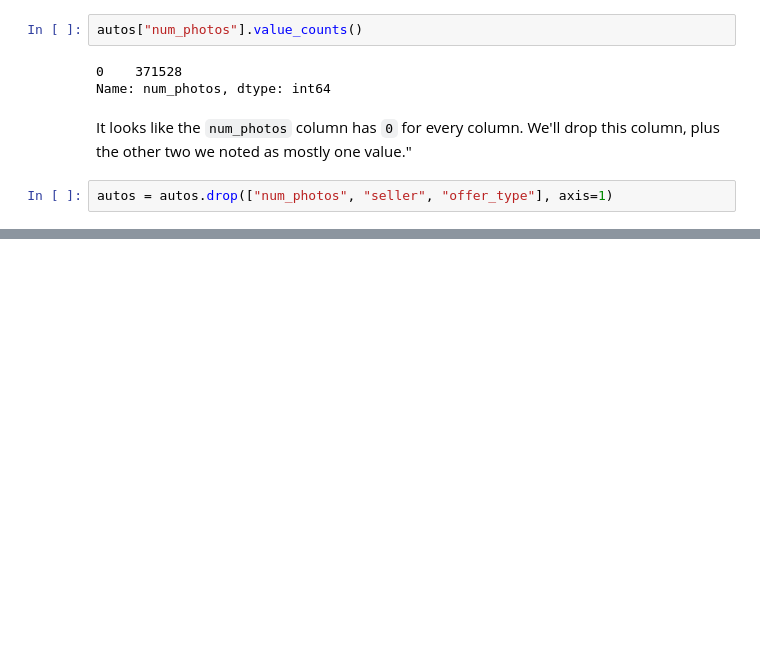
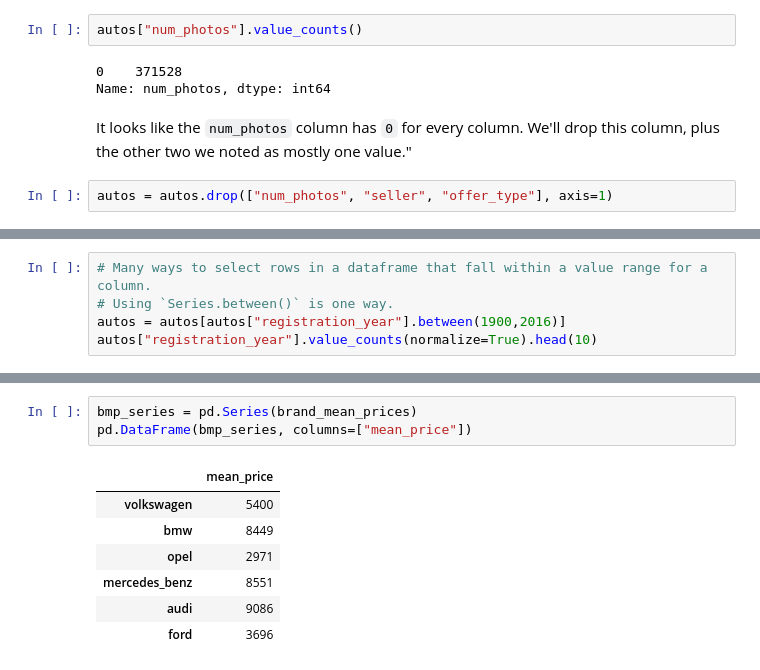
Before and after one commit to michaelkhanda/my-third-data-science-project, a Jupyter notebook: my_third_data_science_project.ipynb, the cells around one changed output, grey strips where cells are left out. Saved outputs shown, nothing was run; the diff lists cells and outputs as text; blank space fills up the shorter version.

```diff
--- a/my_third_data_science_project.ipynb
+++ b/my_third_data_science_project.ipynb
@@ -149,0 +415,5 @@ AttributeError: Can only use .str accessor with string values!
+# %%
+# Many ways to select rows in a dataframe that fall within a value range for a column.
+# Using `Series.between()` is one way.
+autos = autos[autos["registration_year"].between(1900,2016)]
+autos["registration_year"].value_counts(normalize=True).head(10)
@@ -149,0 +490,11 @@ AttributeError: Can only use .str accessor with string values!
+# %%
+bmp_series = pd.Series(brand_mean_prices)
+pd.DataFrame(bmp_series, columns=["mean_price"])
+# %% [output]
+|  | mean_price |
+| volkswagen | 5400 |
+| bmw | 8449 |
+| opel | 2971 |
+| mercedes_benz | 8551 |
+| audi | 9086 |
+| ford | 3696 |
```
Also changed, not shown: parts of 37 cells of this notebook.
